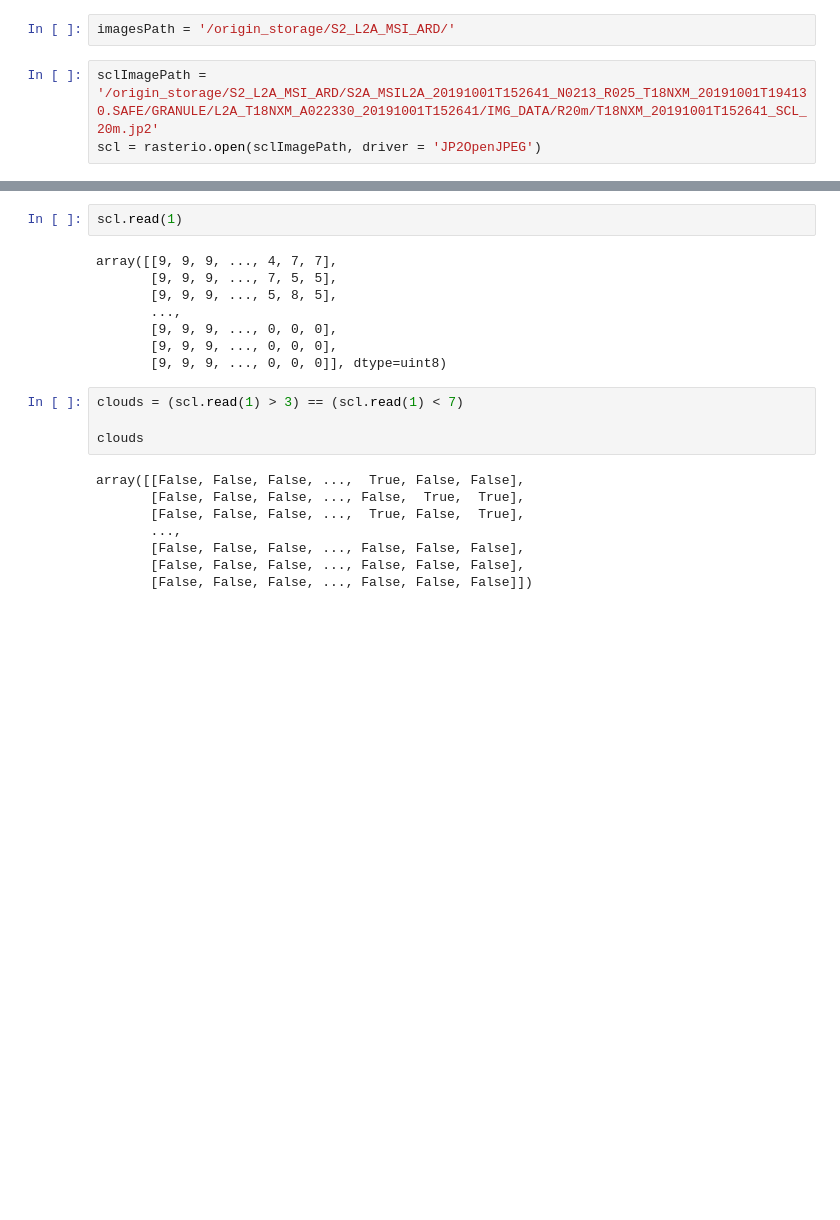
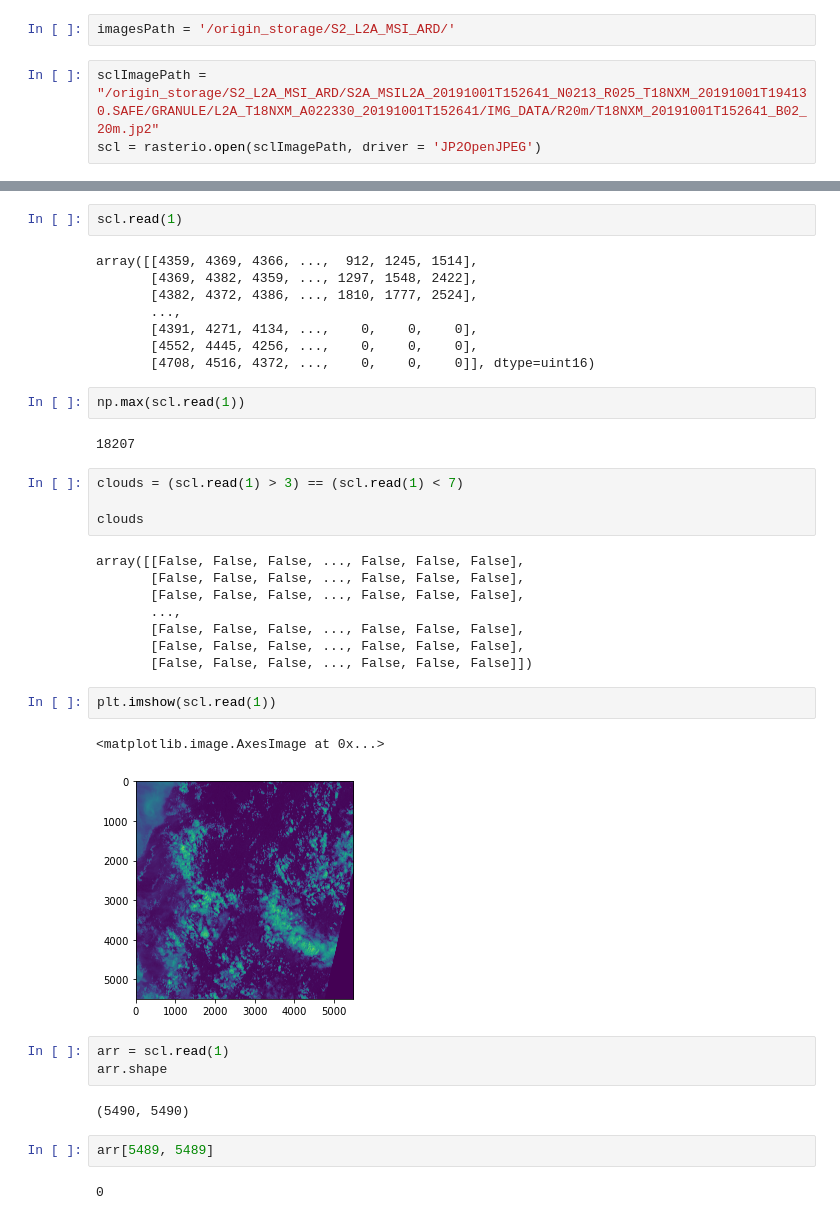
Before and after one commit to dfnino10/ODC_Sentinel, a Jupyter notebook: S2-CloudlessMosaic.ipynb, the cells around one changed output, grey strips where cells are left out. Cells and saved outputs as stored; diff of their text form; blank space fills up the shorter version.

```diff
--- a/S2-CloudlessMosaic.ipynb
+++ b/S2-CloudlessMosaic.ipynb
@@ -14,7 +17,7 @@ import datacube
 # %%
 imagesPath = '/origin_storage/S2_L2A_MSI_ARD/'
 # %%
-sclImagePath = '/origin_storage/S2_L2A_MSI_ARD/S2A_MSIL2A_20191001T152641_N0213_R025_T18NXM_20191001T194130.SAFE/GRANULE/L2A_T18NXM_A022330_20191001T152641/IMG_DATA/R20m/T18NXM_20191001T152641_SCL_20m.jp2'
+sclImagePath = "/origin_storage/S2_L2A_MSI_ARD/S2A_MSIL2A_20191001T152641_N0213_R025_T18NXM_20191001T194130.SAFE/GRANULE/L2A_T18NXM_A022330_20191001T152641/IMG_DATA/R20m/T18NXM_20191001T152641_B02_20m.jp2"
 scl = rasterio.open(sclImagePath, driver = 'JP2OpenJPEG')
 # %% [markdown]
 Sentinel's scene classification map gives the followning classes:
@@ -23,22 +26,40 @@ Sentinel's scene classification map gives the followning classes:
 # %%
 scl.read(1)
 # %% [output]
-array([[9, 9, 9, ..., 4, 7, 7],
-       [9, 9, 9, ..., 7, 5, 5],
-       [9, 9, 9, ..., 5, 8, 5],
+array([[4359, 4369, 4366, ...,  912, 1245, 1514],
+       [4369, 4382, 4359, ..., 1297, 1548, 2422],
+       [4382, 4372, 4386, ..., 1810, 1777, 2524],
        ...,
-       [9, 9, 9, ..., 0, 0, 0],
-       [9, 9, 9, ..., 0, 0, 0],
-       [9, 9, 9, ..., 0, 0, 0]], dtype=uint8)
+       [4391, 4271, 4134, ...,    0,    0,    0],
+       [4552, 4445, 4256, ...,    0,    0,    0],
+       [4708, 4516, 4372, ...,    0,    0,    0]], dtype=uint16)
+# %%
+np.max(scl.read(1))
+# %% [output]
+18207
 # %%
 clouds = (scl.read(1) > 3) == (scl.read(1) < 7)
 
 clouds
 # %% [output]
-array([[False, False, False, ...,  True, False, False],
-       [False, False, False, ..., False,  True,  True],
-       [False, False, False, ...,  True, False,  True],
+array([[False, False, False, ..., False, False, False],
+       [False, False, False, ..., False, False, False],
+       [False, False, False, ..., False, False, False],
        ...,
        [False, False, False, ..., False, False, False],
        [False, False, False, ..., False, False, False],
        [False, False, False, ..., False, False, False]])
+# %%
+plt.imshow(scl.read(1))
+# %% [output]
+<matplotlib.image.AxesImage at 0x...>
+[figure, added]
+# %%
+arr = scl.read(1)
+arr.shape
+# %% [output]
+(5490, 5490)
+# %%
+arr[5489, 5489]
+# %% [output]
+0
```
Also changed, not shown: parts of 1 cell of this notebook, 2 other files.
